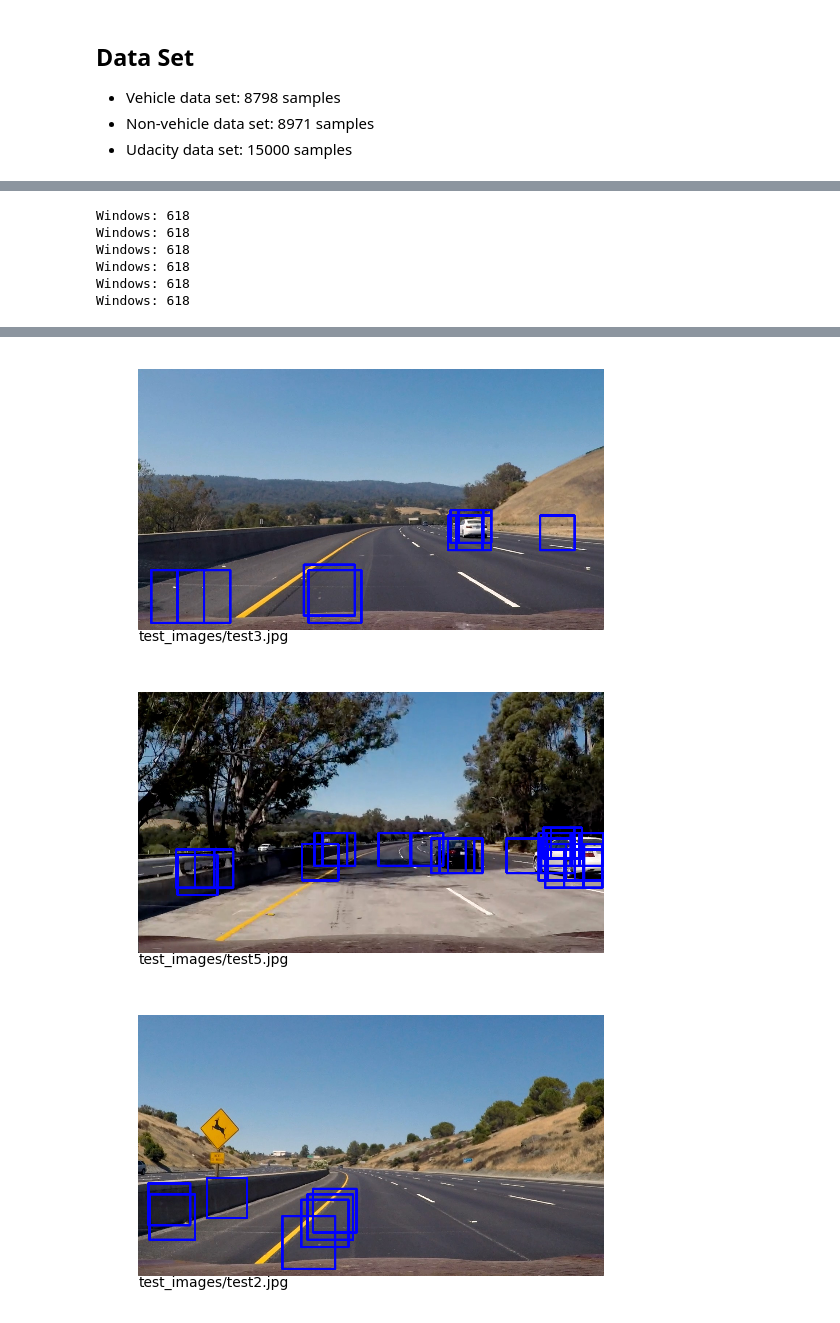
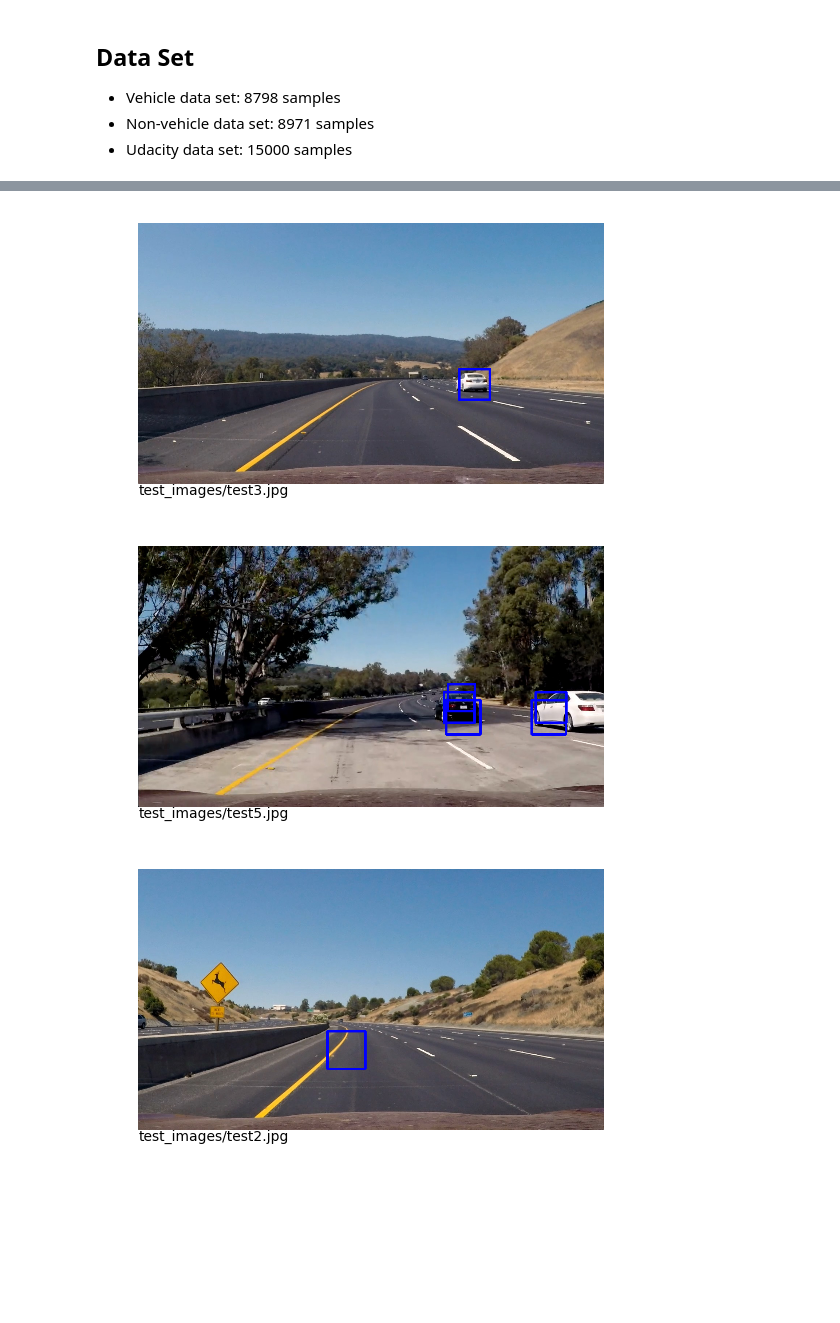
Before and after one commit to cygnus77/vehicle-detection, a Jupyter notebook: VehicleDetection.ipynb, the cells around one changed output, grey strips where cells are left out. Drawn from its saved outputs; the diff is of its cells as text; code cells hidden in the pictures; blank space fills up the shorter version.

```diff
--- a/VehicleDetection.ipynb
+++ b/VehicleDetection.ipynb
@@ -104,11 +116,11 @@ def bin_spatial(img, color_space='RGB', size=(32, 32)):
 spatial_size=(32, 32)
 hist_bins=32
 hist_range=(0, 256)
-colorspace = 'HSV' # Can be RGB, HSV, LUV, HLS, YUV, YCrCb
+colorspace = 'YCrCb' # Can be RGB, HSV, LUV, HLS, YUV, YCrCb
 orient = 9
 pix_per_cell = 8
-cell_per_block = 4
-hog_channel = 1  # Can be 0, 1, 2, or "ALL"
+cell_per_block = 2
+hog_channel = 'ALL'  # Can be 0, 1, 2, or "ALL"
 # %% [markdown]
 ## Data Set
 * Vehicle data set: 8798 samples
@@ -199,14 +177,8 @@ cars = glob.glob('vehicles/*/*.png')
 notcars = glob.glob('non-vehicles/*/*.png')
 
 t=time.time()
-car_features = extract_features_filelist(cars, cspace=colorspace,
-                        spatial_size=spatial_size, hist_bins=hist_bins, hist_range=hist_range,
-                        orient=orient, pix_per_cell=pix_per_cell, cell_per_block=cell_per_block,
-                        hog_channel=hog_channel)
-notcar_features = extract_features_filelist(notcars, cspace=colorspace, orient=orient,
-                        spatial_size=spatial_size, hist_bins=hist_bins, hist_range=hist_range,
-                        pix_per_cell=pix_per_cell, cell_per_block=cell_per_block,
-                        hog_channel=hog_channel)
+car_features = extract_features_filelist(cars)
+notcar_features = extract_features_filelist(notcars)
 t2 = time.time()
 print(round(t2-t, 2), 'Seconds to extract HOG features...')
 # Create an array stack of feature vectors
@@ -267,13 +239,13 @@ def make_windows(shape):
     scan_y1 = shape[0]
     scan_x0 = 0
     scan_x1 = shape[1]
-    dim = 80
-    for y1 in range(scan_y0 + dim, scan_y1, dim // 4):
-        for x0 in range(scan_x0, scan_x1, dim // 4):
+    dim = 64
+    for y1 in range(scan_y0 + dim, scan_y1, dim // 2):
+        for x0 in range(scan_x0, scan_x1, dim // 2):
             window = ((x0,y1-dim),(x0+dim,y1))
             if(window[0][0] >= 0 and window[0][1] >= 0 and window[1][0] <= shape[1] and window[1][1] <= shape[0]):
                 windows.append(window)
-        dim += 5
+        dim += 10
     return windows
 
 def image_features(img, windows):
@@ -281,15 +253,13 @@ def image_features(img, windows):
     for window in windows:
         test = img[window[0][1]:window[1][1], window[0][0]:window[1][0]]
         test64 = cv2.resize(test, (64,64))
-        features.append(extract_image_features(test64, cspace=colorspace, orient=orient,
-                            pix_per_cell=pix_per_cell, cell_per_block=cell_per_block,
-                            hog_channel=hog_channel))
+        features.append(extract_image_features(test64))
     return features
 
 def imgPipeline(img):
     windows = make_windows(img.shape)
     features = image_features(img, windows)
-    scaled_features = X_scaler.transform(features)
+    scaled_features = X_scaler2.transform(features)
     pred = svc2.predict(scaled_features)
     for idx in np.argwhere(pred == 1):
         cv2.rectangle(img, windows[idx][0], windows[idx][1], (0,0,255), 6)
@@ -300,9 +270,3 @@ for fname in glob.glob('test_images/*.jpg'):
     img = imgPipeline(img)
     plotImg(img, fname)
 # %% [output]
-Windows: 618
-Windows: 618
-Windows: 618
-Windows: 618
-Windows: 618
-Windows: 618
@@ -311,3 +275,3 @@ Windows: 618
-[figure, old version]
+[figure, new version]
-[figure, old version]
+[figure, new version]
-[figure, old version]
+[figure, new version]
```
Also changed, not shown: parts of 5 cells of this notebook.
